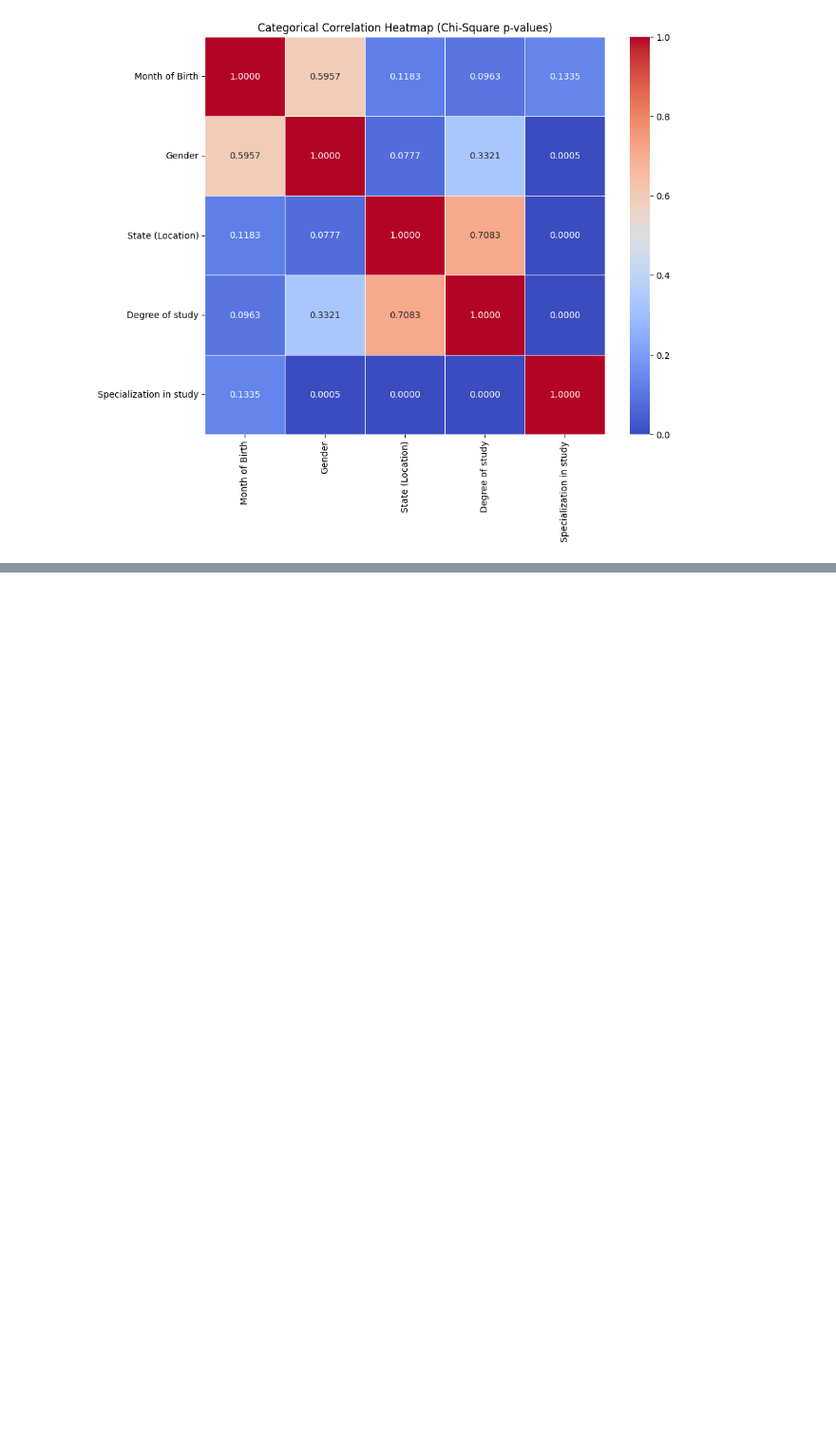
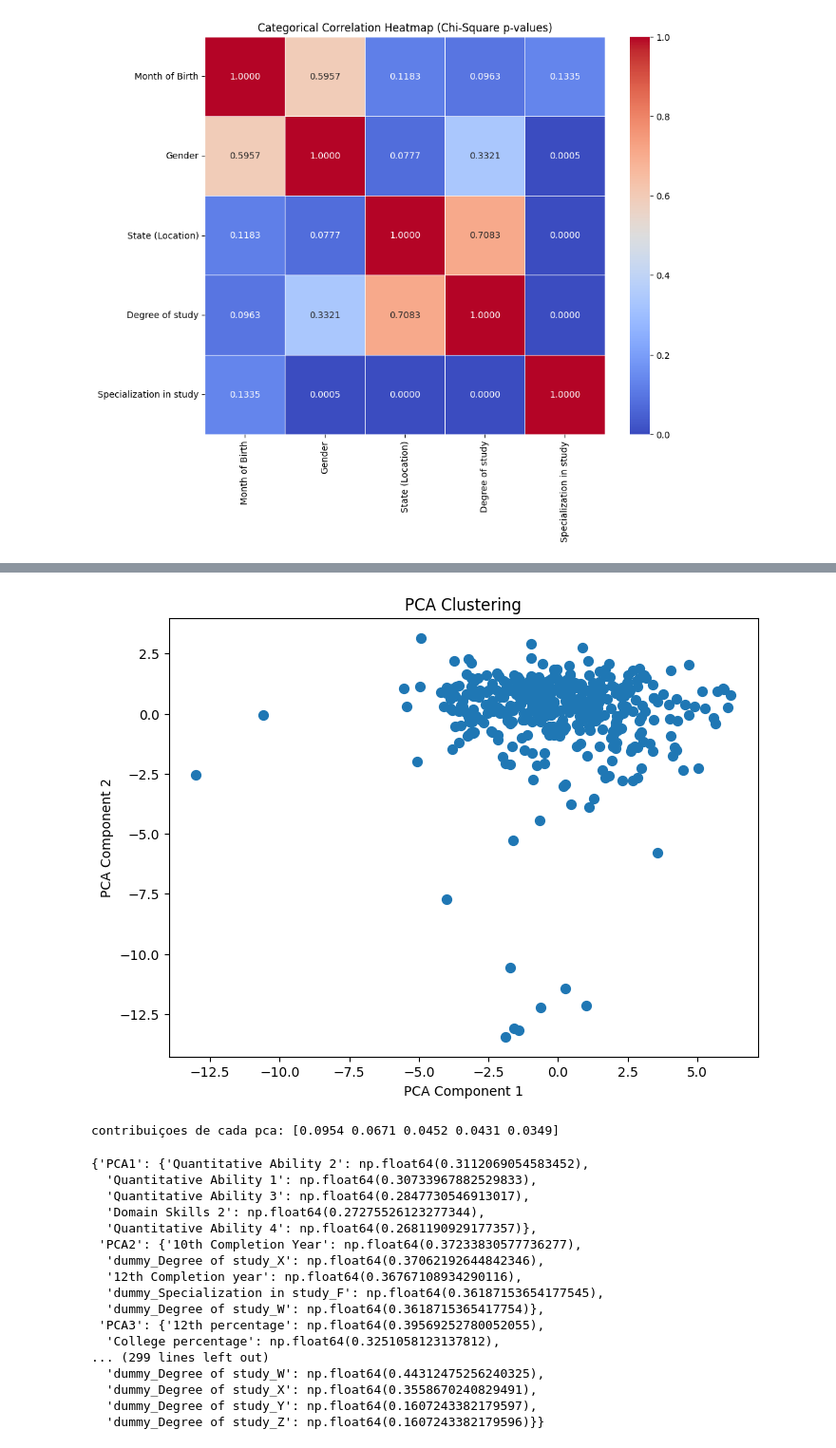
Before and after one commit to LanaArmond/DCC127-2024.3, a Jupyter notebook: DCC127_Trabalho_05.ipynb, the cells around one changed output, grey strips where cells are left out. Shown at 95% size. Drawn from its saved outputs; the diff is of its cells as text; code cells hidden in the pictures; blank space fills up the shorter version.

Commit message:
Analysis and Decision tree

```diff
--- a/DCC127_Trabalho_05.ipynb
+++ b/DCC127_Trabalho_05.ipynb
@@ -273,7 +396,7 @@ ignored_columns = [
 y_column = 'Performance'
 # %%
 original_df = load_data()
-df = preprocess_data(original_df, categorical_columns, inputting_method='knn')
+df = preprocess_data(original_df, categorical_columns + [y_column], inputting_method='knn')
 df
 # %% [output]
 |  | Candidate ID | Number of characters in Original ... | 10th percentage | 12th percentage | College percentage | English 1 | ... |
@@ -325,3 +448,6 @@ correlation_heatmap(df, numerical_columns)
 categorical_correlation_chi_square(df, categorical_columns)
 # %% [output]
 [figure]
+# %%
+scaled_df = scale_data(df, numerical_columns + dummy_columns)
+scaled_df
@@ -327,0 +468,25 @@ categorical_correlation_chi_square(df, categorical_columns)
+# %%
+pca_df, loadings, pca_contributions = pca_analysis(scaled_df, columns=numerical_columns + dummy_columns)
+
+print(f"contribuiçoes de cada pca: {pca_contributions}")
+loadings
+# %% [output]
+[figure, added]
+contribuiçoes de cada pca: [0.0954 0.0671 0.0452 0.0431 0.0349]
+{'PCA1': {'Quantitative Ability 2': np.float64(0.3112069054583452),
+  'Quantitative Ability 1': np.float64(0.30733967882529833),
+  'Quantitative Ability 3': np.float64(0.2847730546913017),
+  'Domain Skills 2': np.float64(0.27275526123277344),
+  'Quantitative Ability 4': np.float64(0.2681190929177357)},
+ 'PCA2': {'10th Completion Year': np.float64(0.37233830577736277),
+  'dummy_Degree of study_X': np.float64(0.37062192644842346),
+  '12th Completion year': np.float64(0.36767108934290116),
+  'dummy_Specialization in study_F': np.float64(0.36187153654177545),
+  'dummy_Degree of study_W': np.float64(0.3618715365417754)},
+ 'PCA3': {'12th percentage': np.float64(0.39569252780052055),
+  'College percentage': np.float64(0.3251058123137812),
+... (299 lines left out)
+  'dummy_Degree of study_W': np.float64(0.44312475256240325),
+  'dummy_Degree of study_X': np.float64(0.3558670240829491),
+  'dummy_Degree of study_Y': np.float64(0.1607243382179597),
+  'dummy_Degree of study_Z': np.float64(0.1607243382179596)}}
```
Also changed, not shown: parts of 7 cells of this notebook.
